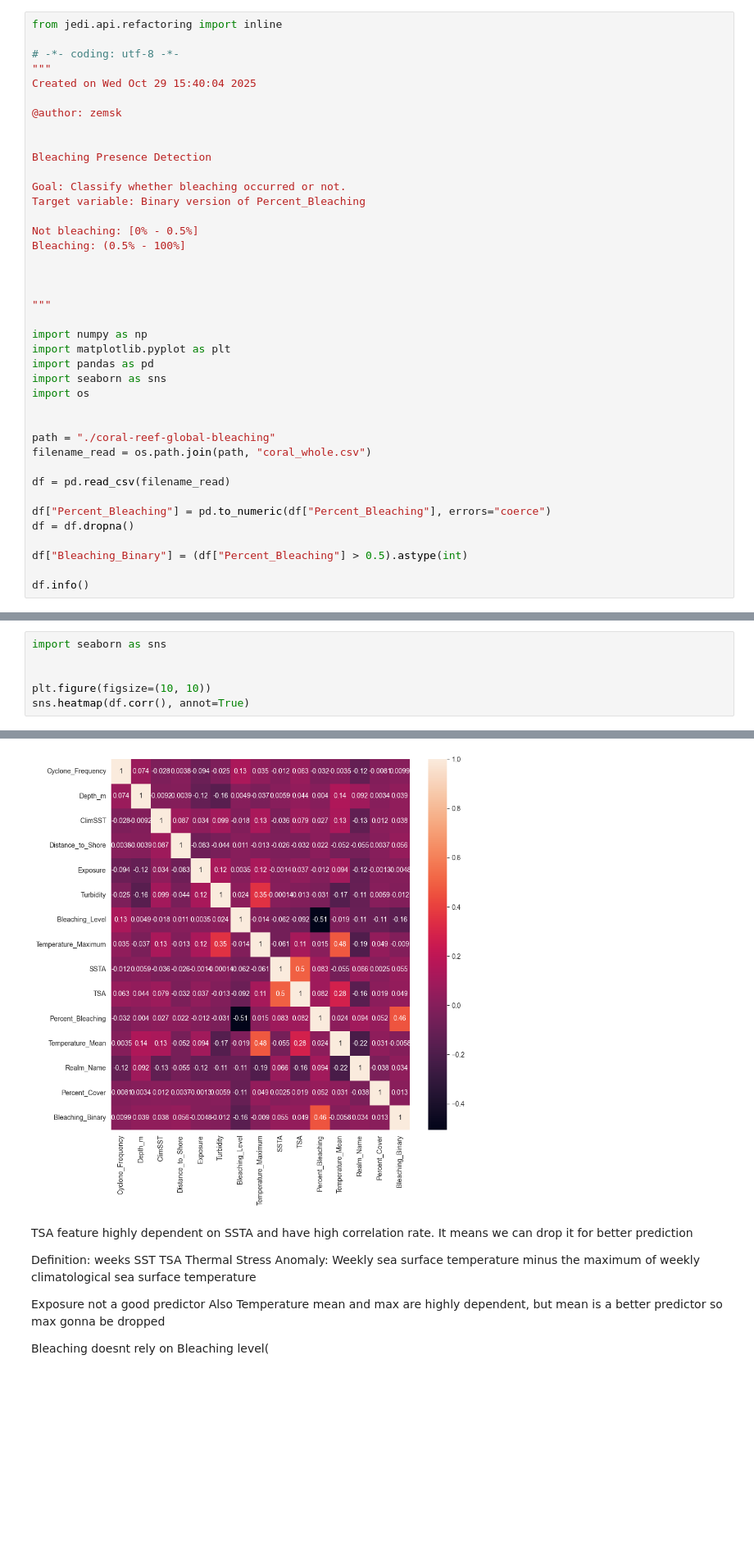
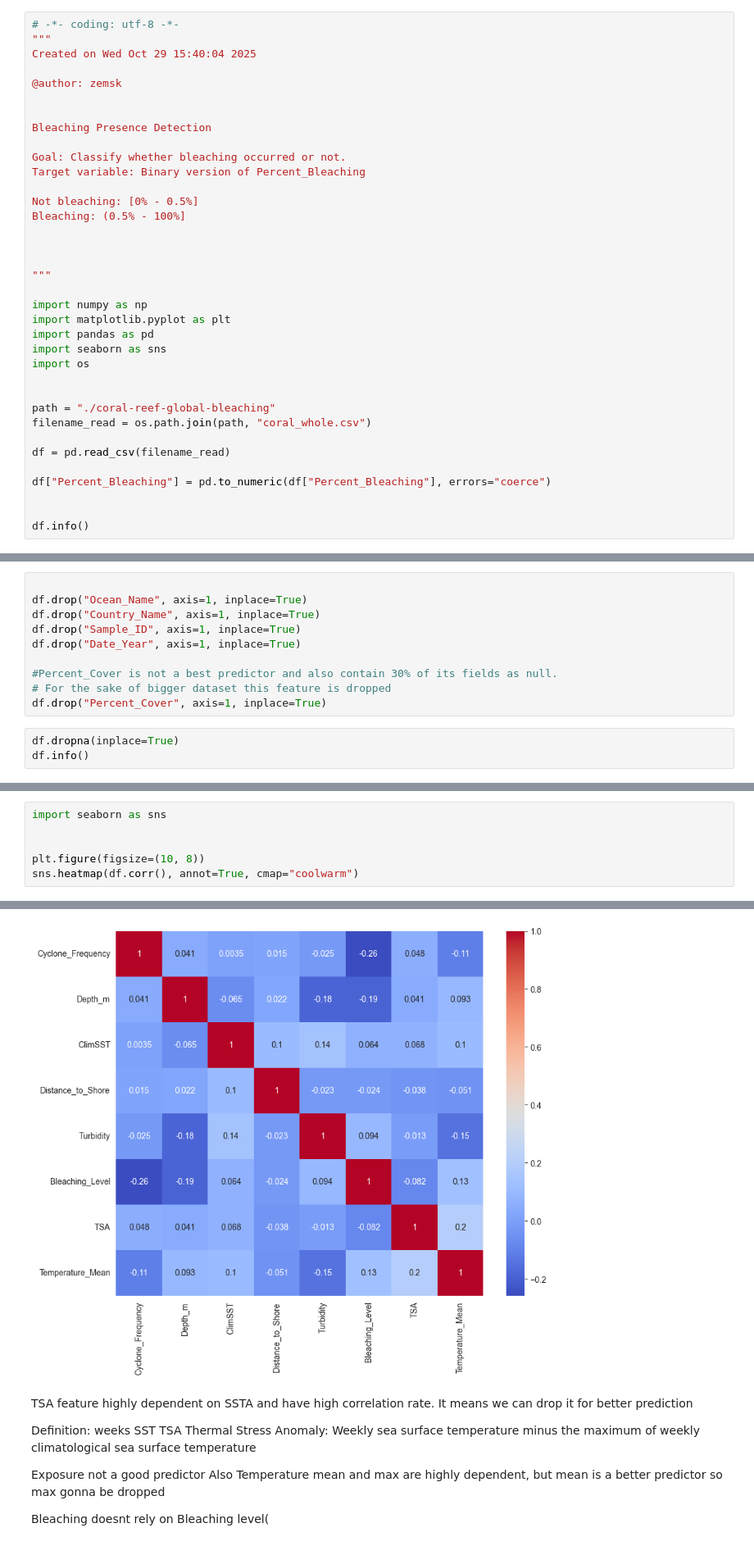
Before and after one commit to BopHockoB/Reef_Analysis, a Jupyter notebook: bleaching_classification_dataset_preprocessing.ipynb, the cells around one changed output, grey strips where cells are left out. Shown at 82% size. Drawn from its saved outputs; the diff is of its cells as text; blank space fills up the shorter version.

Commit message:
Multicollinearity explored and run 1 Lasso trial. Also task was swapped from classification to regression

```diff
--- a/bleaching_classification_dataset_preprocessing.ipynb
+++ b/bleaching_classification_dataset_preprocessing.ipynb
@@ -1,6 +1,4 @@
 # %%
-from jedi.api.refactoring import inline
-
 # -*- coding: utf-8 -*-
 """
 Created on Wed Oct 29 15:40:04 2025
@@ -33,9 +31,7 @@ filename_read = os.path.join(path, "coral_whole.csv")
 df = pd.read_csv(filename_read)
 
 df["Percent_Bleaching"] = pd.to_numeric(df["Percent_Bleaching"], errors="coerce")
-df = df.dropna()
 
-df["Bleaching_Binary"] = (df["Percent_Bleaching"] > 0.5).astype(int)
 
 df.info()
 # %% [output]
@@ -58,0 +55,13 @@ memory usage: 3.4+ MB
+# %%
+
+df.drop("Ocean_Name", axis=1, inplace=True)
+df.drop("Country_Name", axis=1, inplace=True)
+df.drop("Sample_ID", axis=1, inplace=True)
+df.drop("Date_Year", axis=1, inplace=True)
+
+#Percent_Cover is not a best predictor and also contain 30% of its fields as null.
+# For the sake of bigger dataset this feature is dropped
+df.drop("Percent_Cover", axis=1, inplace=True)
+# %%
+df.dropna(inplace=True)
+df.info()
@@ -188,12 +257,12 @@ Index(['Cyclone_Frequency', 'Depth_m', 'ClimSST', 'Distance_to_Shore',
 # %%
 import seaborn as sns
 
 
-plt.figure(figsize=(10, 10))
-sns.heatmap(df.corr(), annot=True)
+plt.figure(figsize=(10, 8))
+sns.heatmap(df.corr(), annot=True, cmap="coolwarm")
 # %% [output]
 <Axes: >
-[figure, old version]
+[figure, new version]
 # %% [markdown]
 TSA feature highly dependent on SSTA and have high correlation rate.
  It means we can drop it for better prediction
```
Also changed, not shown: parts of 15 cells of this notebook.
